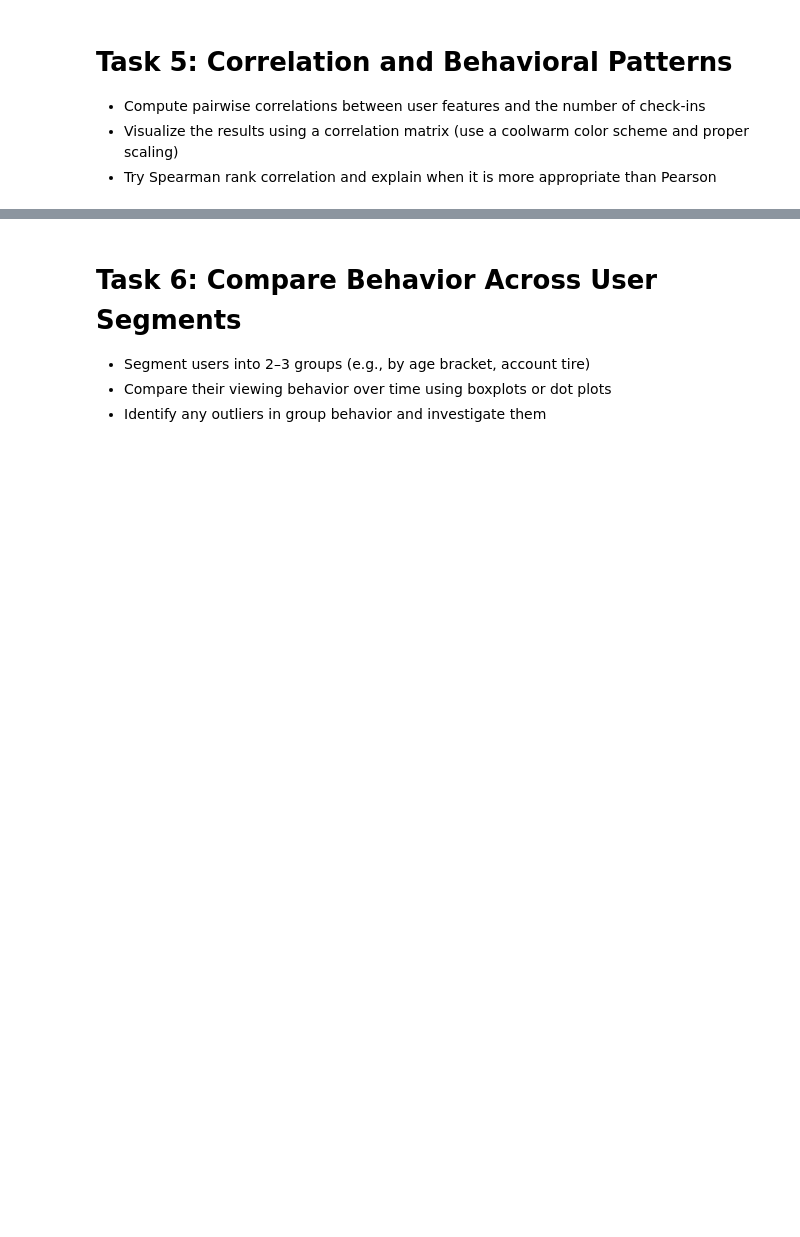
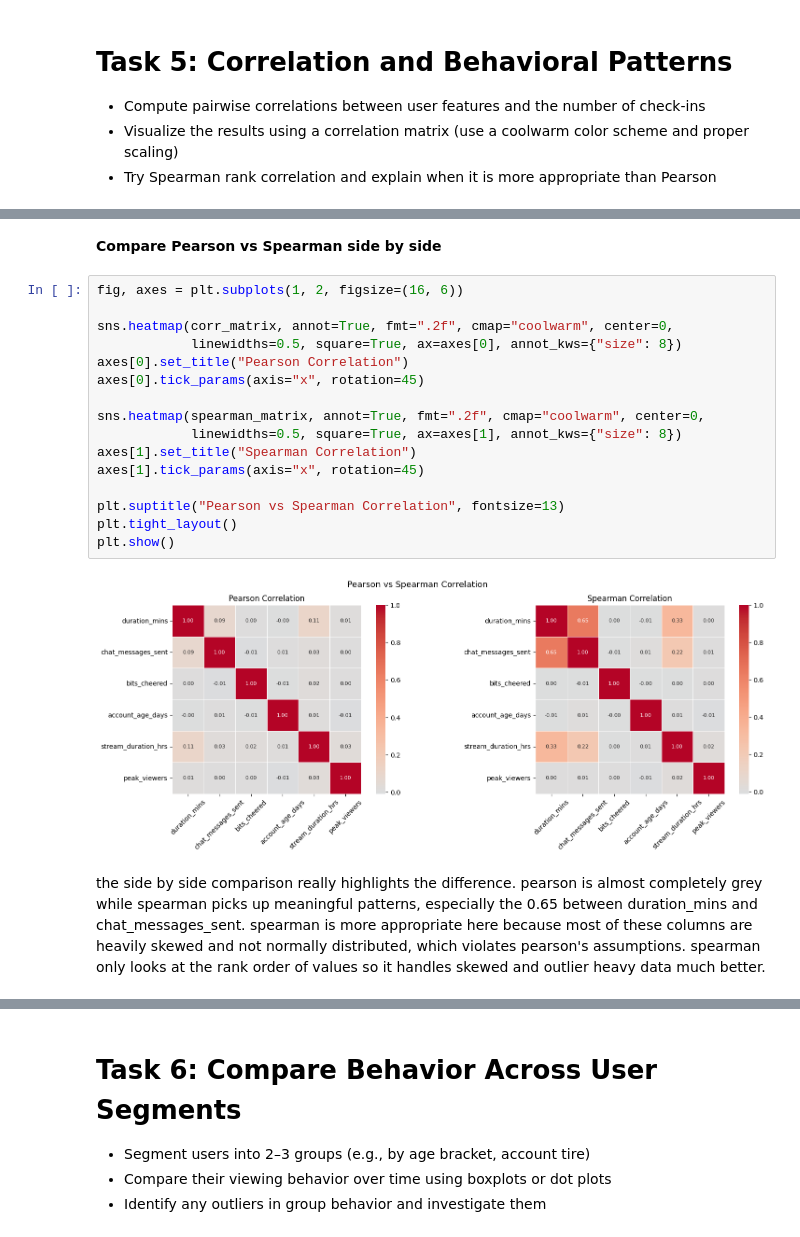
Before and after one commit to MSagri05/Assignment1-Exploratory-Data-Analysis, a Jupyter notebook: IAT461_Assignment01_Scaffold.ipynb, the cells around one changed output, grey strips where cells are left out. Saved outputs shown, nothing was run; the diff lists cells and outputs as text; blank space fills up the shorter version.

```diff
--- a/IAT461_Assignment01_Scaffold.ipynb
+++ b/IAT461_Assignment01_Scaffold.ipynb
@@ -1139,0 +1231,22 @@ making it the preferred approach here.
+# %% [markdown]
+**Compare Pearson vs Spearman side by side**
+# %%
+fig, axes = plt.subplots(1, 2, figsize=(16, 6))
+
+sns.heatmap(corr_matrix, annot=True, fmt=".2f", cmap="coolwarm", center=0,
+            linewidths=0.5, square=True, ax=axes[0], annot_kws={"size": 8})
+axes[0].set_title("Pearson Correlation")
+axes[0].tick_params(axis="x", rotation=45)
+
+sns.heatmap(spearman_matrix, annot=True, fmt=".2f", cmap="coolwarm", center=0,
+            linewidths=0.5, square=True, ax=axes[1], annot_kws={"size": 8})
+axes[1].set_title("Spearman Correlation")
+axes[1].tick_params(axis="x", rotation=45)
+
+plt.suptitle("Pearson vs Spearman Correlation", fontsize=13)
+plt.tight_layout()
+plt.show()
+# %% [output]
+[figure, added]
+# %% [markdown]
+the side by side comparison really highlights the difference. pearson is almost completely grey while spearman picks up meaningful patterns, especially the 0.65 between duration_mins and chat_messages_sent. spearman is more appropriate here because most of these columns are heavily skewed and not normally distributed, which violates pearson's assumptions. spearman only looks at the rank order of values so it handles skewed and outlier heavy data much better.
```
Also changed, not shown: parts of 18 cells of this notebook.
